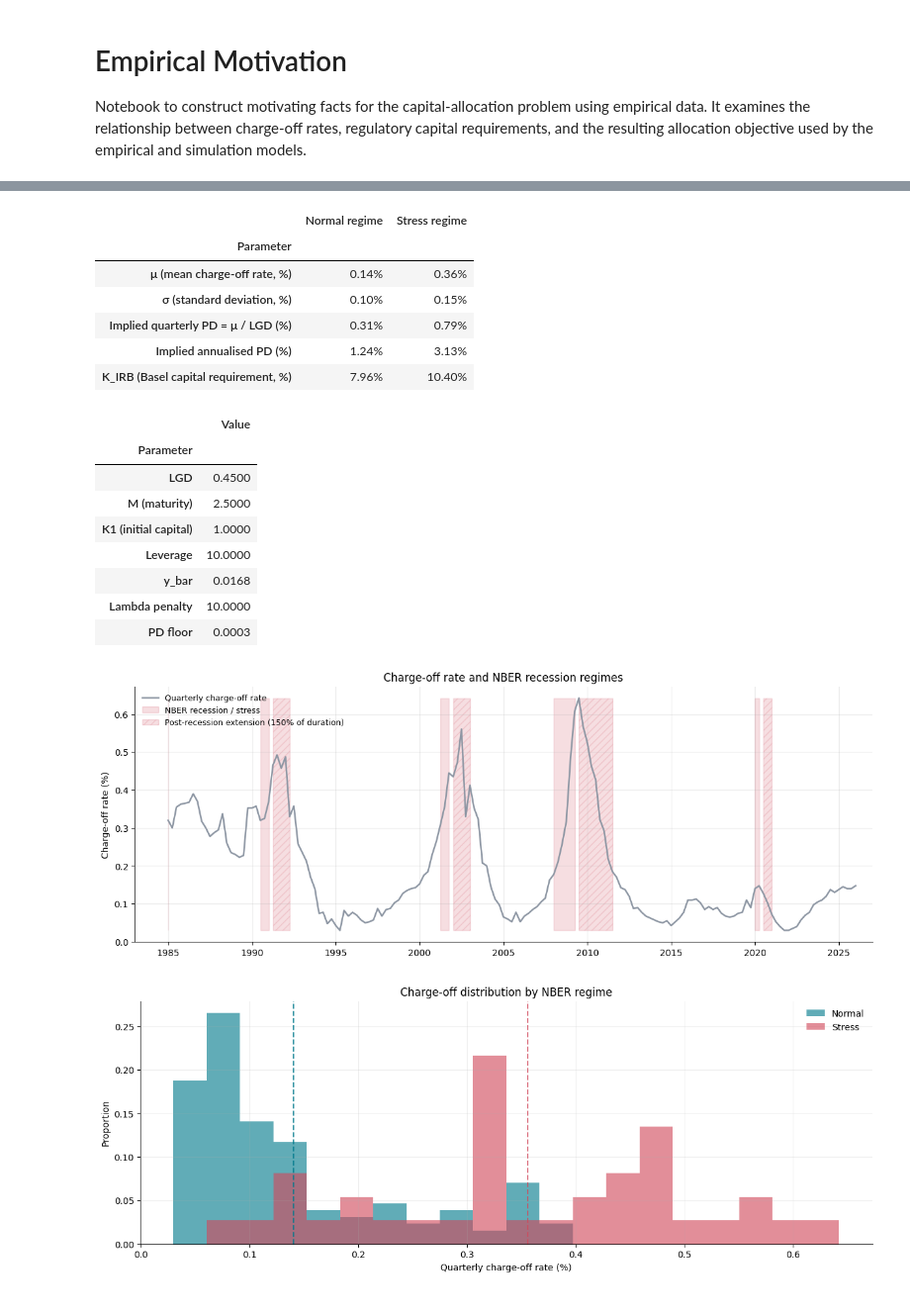
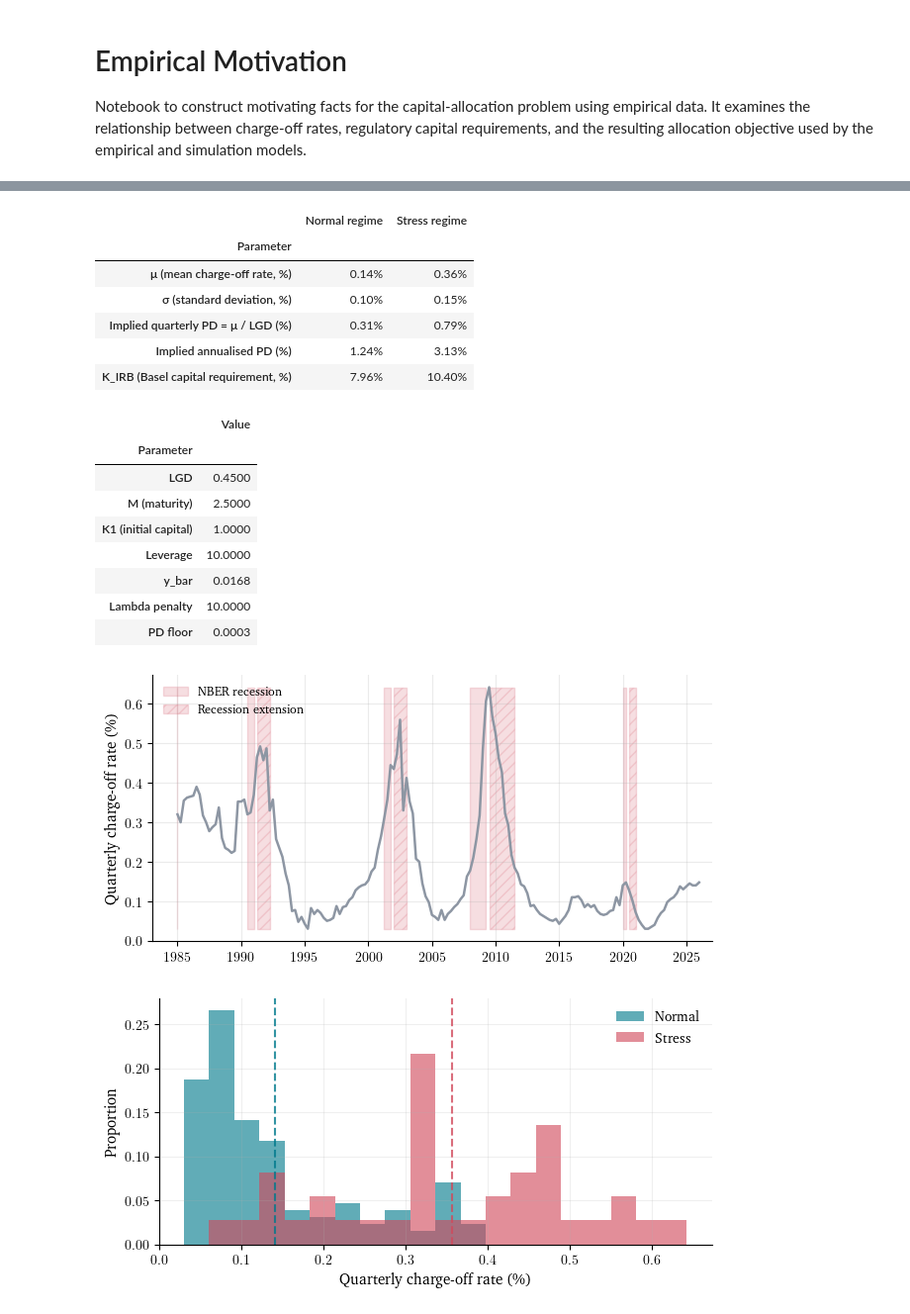
Before and after one commit to okeeffe-hannah/Decision_Focused_Learning_for_Capital_Allocation, a Jupyter notebook: dfl_for_capital_allocation/decision_problem/motivating_facts_decision_problem.ipynb, the cells around one changed output, grey strips where cells are left out. Shown at 99% size. Cells and saved outputs as stored; diff of their text form; code cells hidden in the pictures.

```diff
--- a/dfl_for_capital_allocation/decision_problem/motivating_facts_decision_problem.ipynb
+++ b/dfl_for_capital_allocation/decision_problem/motivating_facts_decision_problem.ipynb
@@ -64,16 +94,14 @@ to 0.5–0.8 so the allocation swings are visible.
 # %%
-plt.rcParams.update({'axes.spines.top': False, 'axes.spines.right': False, 'axes.grid': True, 'grid.alpha': 0.25})
-fig, ax = plt.subplots(figsize=(12, 5), constrained_layout=True)
+fig, ax = plt.subplots(constrained_layout=True)
 ax2 = ax.twinx()
-ax.plot(df.index, df['c_q'] * 100, color=MINOU_COLOURS['grey'], lw=1.8, label='Historical quarterly charge-off')
+ax.plot(df.index, df['c_q'] * 100, color=MINOU_COLOURS['grey'], lw=1.8, label='Historical quarterly charge-off rate')
 ax2.plot(df.index, df['alpha_oracle_computed'], color=MINOU_COLOURS['coral'], lw=2.0, ls='--', label='Oracle alpha')
-ax.set_ylabel('Quarterly charge-off rate (%)'); ax2.set_ylabel('Oracle alpha'); ax2.set_ylim(0.45, 0.82)
+ax.set_ylabel(r'Quarterly charge-off rate (\%)'); ax2.set_ylabel('Oracle alpha'); ax2.set_ylim(0.45, 0.88)
 ax2.set_yticks(np.arange(0.45, 0.821, 0.05)); ax2.yaxis.set_major_formatter(__import__('matplotlib').ticker.FormatStrFormatter('%.2f'))
 ax2.spines['right'].set_visible(True); ax2.spines['right'].set_color(MINOU_COLOURS['navy']); ax2.spines['right'].set_linewidth(1.2)
 ax2.tick_params(axis='y', colors=MINOU_COLOURS['navy']); ax2.yaxis.label.set_color(MINOU_COLOURS['navy'])
-ax.set_title('Full historical charge-offs and oracle capital allocation')
 ax.set_xlabel('Date'); ax.set_xlim(pd.Timestamp('1983-01-01'), pd.Timestamp('2027-01-01')); ax.xaxis.set_major_locator(mdates.YearLocator(5)); ax.xaxis.set_major_formatter(mdates.DateFormatter('%Y'))
-lines = ax.get_lines() + ax2.get_lines(); ax.legend(lines, [line.get_label() for line in lines], frameon=False, loc='upper left')
-fig.savefig(FIGURES_DIR / f'historical_oracle_against_chargeoffs.png', dpi=200, bbox_inches='tight')
+lines = ax.get_lines() + ax2.get_lines(); ax.legend(lines, [line.get_label() for line in lines], loc='upper left')
+fig.savefig(FIGURES_DIR / 'historical_oracle_against_chargeoffs.pdf', bbox_inches='tight')
 plt.show()
 # %% [output]
@@ -129,15 +153,11 @@ for start, end in zip(recession_starts, recession_ends):
     regimes.loc[extension_mask, 'nber_recession_extended'] = True
 regimes['extension_only'] = regimes['nber_recession_extended'] & ~regimes['nber_recession']
 regimes['regime'] = np.where(regimes['nber_recession_extended'], 'stress', 'normal')
-regime_params = regimes.groupby('regime')['charge_off_rate'].agg(mu='mean', sigma='std', observations='count').reindex(['normal', 'stress'])
+regime_params = regimes.groupby('regime')['charge_off_rate'].agg(mu='mean', sigma='std').reindex(['normal', 'stress'])
 regime_table = regime_params.copy()
 regime_table['pd_q_mu'] = regime_table['mu'] / LGD
 regime_table['pd_a_mu'] = quarterly_pd_to_annual(regime_table['pd_q_mu'].to_numpy())
 regime_table['k_irb_pd_a_mu'] = k_irb_from_annual_pd(regime_table['pd_a_mu'].to_numpy())
-regime_table['pd_a_mu_minus_1sd'] = quarterly_pd_to_annual(np.maximum((regime_table['mu'] - regime_table['sigma']) / LGD, 1e-6).to_numpy())
-regime_table['pd_a_mu_plus_1sd'] = quarterly_pd_to_annual(((regime_table['mu'] + regime_table['sigma']) / LGD).to_numpy())
-regime_table['k_irb_mu_minus_1sd'] = k_irb_from_annual_pd(regime_table['pd_a_mu_minus_1sd'].to_numpy())
-regime_table['k_irb_mu_plus_1sd'] = k_irb_from_annual_pd(regime_table['pd_a_mu_plus_1sd'].to_numpy())
 clean_table = pd.DataFrame({
     'Parameter': ['μ (mean charge-off rate, %)', 'σ (standard deviation, %)', 'Implied quarterly PD = μ / LGD (%)', 'Implied annualised PD (%)', 'K_IRB (Basel capital requirement, %)'],
     'Normal regime': [regime_params.loc['normal', 'mu'] * 100, regime_params.loc['normal', 'sigma'] * 100, regime_table.loc['normal', 'pd_q_mu'] * 100, regime_table.loc['normal', 'pd_a_mu'] * 100, regime_table.loc['normal', 'k_irb_pd_a_mu'] * 100],
@@ -152,45 +172,46 @@ display(capital_config)
 chargeoff_pct = regimes['charge_off_rate'] * 100.0
 
 COLOUR_LINE, COLOUR_NORMAL, COLOUR_STRESS = MINOU_COLOURS['grey'], MINOU_COLOURS['teal'], MINOU_COLOURS['coral']
-fig, ax = plt.subplots(figsize=(12, 4.5), constrained_layout=True)
-ax.plot(regimes.index, chargeoff_pct, color=COLOUR_LINE, lw=1.8, label='Quarterly charge-off rate')
+fig, ax = plt.subplots(constrained_layout=True)
+ax.plot(regimes.index, chargeoff_pct, color=COLOUR_LINE, lw=1.8)
 ymin, ymax = chargeoff_pct.min(), chargeoff_pct.max()
-ax.fill_between(regimes.index, ymin, ymax, where=regimes['nber_recession'].to_numpy(), color=COLOUR_STRESS, alpha=0.18, step='mid', label='NBER recession / stress')
-ax.fill_between(regimes.index, ymin, ymax, where=regimes['extension_only'].to_numpy(), color=COLOUR_STRESS, alpha=0.18, step='mid', hatch='///', label=f'Post-recession extension ({REGIME_EXTENSION_FRACTION:.0%} of duration)')
-ax.set_ylabel('Charge-off rate (%)'); ax.set_title('Charge-off rate and NBER recession regimes')
-ax.legend(frameon=False, loc='upper left', fontsize=9); ax.grid(True, alpha=0.25)
+ax.fill_between(regimes.index, ymin, ymax, where=regimes['nber_recession'].to_numpy(), color=COLOUR_STRESS, alpha=0.18, step='mid', label='NBER recession')
+ax.fill_between(regimes.index, ymin, ymax, where=regimes['extension_only'].to_numpy(), color=COLOUR_STRESS, alpha=0.18, step='mid', hatch='///', label=f'Recession extension')
+ax.set_ylabel(r'Quarterly charge-off rate (\%)')
+ax.legend(loc='upper left', fontsize=9); ax.grid(True, alpha=0.25)
 ax.set_xlim(pd.Timestamp('1983-01-01'), pd.Timestamp('2027-01-01'))
 ax.xaxis.set_major_locator(mdates.YearLocator(5)); ax.xaxis.set_major_formatter(mdates.DateFormatter('%Y'))
-fig.savefig(FIGURES_DIR / f'chargeoff_nber_regimes.png', dpi=220, bbox_inches='tight')
+fig.savefig(FIGURES_DIR / 'chargeoff_nber_regimes.pdf', bbox_inches='tight')
 
-fig, ax = plt.subplots(figsize=(12, 4.5), constrained_layout=True)
+fig, ax = plt.subplots(constrained_layout=True)
 normal = chargeoff_pct.loc[regimes['regime'].eq('normal')]
 stress = chargeoff_pct.loc[regimes['regime'].eq('stress')]
 bins = np.linspace(chargeoff_pct.min(), chargeoff_pct.max(), 21)
 ax.hist(normal, bins=bins, weights=np.ones(len(normal)) / len(normal), alpha=0.62, color=COLOUR_NORMAL, label='Normal')
 ax.hist(stress, bins=bins, weights=np.ones(len(stress)) / len(stress), alpha=0.62, color=COLOUR_STRESS, label='Stress')
 ax.axvline(regime_params.loc['normal', 'mu'] * 100, color=COLOUR_NORMAL, ls='--', lw=1.5, alpha=0.8)
 ax.axvline(regime_params.loc['stress', 'mu'] * 100, color=COLOUR_STRESS, ls='--', lw=1.5, alpha=0.8)
-ax.set_xlabel('Quarterly charge-off rate (%)'); ax.set_ylabel('Proportion'); ax.set_title('Charge-off distribution by NBER regime')
-ax.legend(frameon=False, loc='upper right'); ax.grid(True, alpha=0.2)
-fig.savefig(FIGURES_DIR / f'chargeoff_regime_distribution.png', dpi=220, bbox_inches='tight')
+ax.set_xlabel(r'Quarterly charge-off rate (\%)'); ax.set_ylabel('Proportion')
+ax.grid(True, alpha=0.2)
+ax.legend(loc="upper right")
+fig.savefig(FIGURES_DIR / 'chargeoff_regime_distribution.pdf', bbox_inches='tight')
 plt.show()
 # %% [output]
 |  | Normal regime | Stress regime |
 | Parameter |  |  |
 | μ (mean charge-off rate, %) | 0.14% | 0.36% |
 | σ (standard deviation, %) | 0.10% | 0.15% |
 | Implied quarterly PD = μ / LGD (%) | 0.31% | 0.79% |
 | Implied annualised PD (%) | 1.24% | 3.13% |
 | K_IRB (Basel capital requirement, %) | 7.96% | 10.40% |
 |  | Value |
 | Parameter |  |
 | LGD | 0.4500 |
 | M (maturity) | 2.5000 |
 | K1 (initial capital) | 1.0000 |
 | Leverage | 10.0000 |
 | y_bar | 0.0168 |
 | Lambda penalty | 10.0000 |
 | PD floor | 0.0003 |
-[figure, old version]
+[figure, new version]
-[figure, old version]
+[figure, new version]
```
Also changed, not shown: parts of 13 cells of this notebook, 10 other files.
